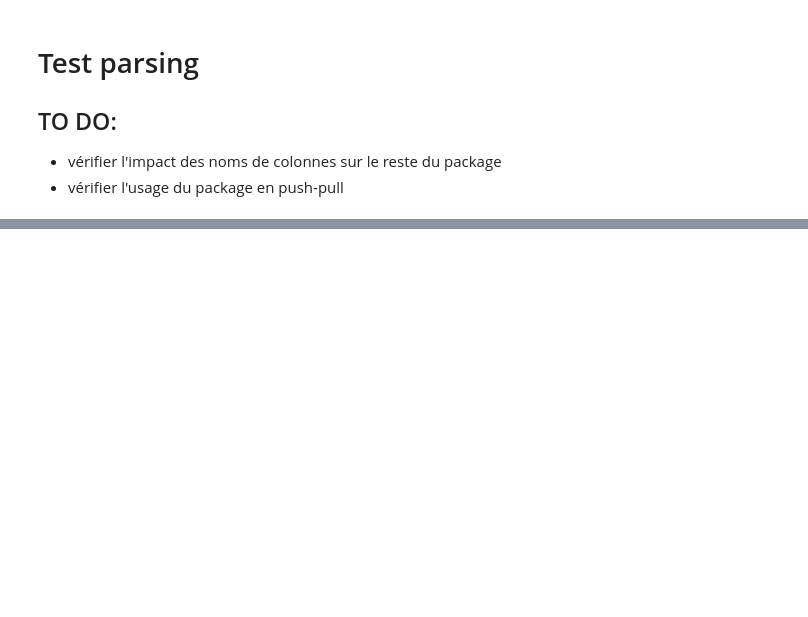
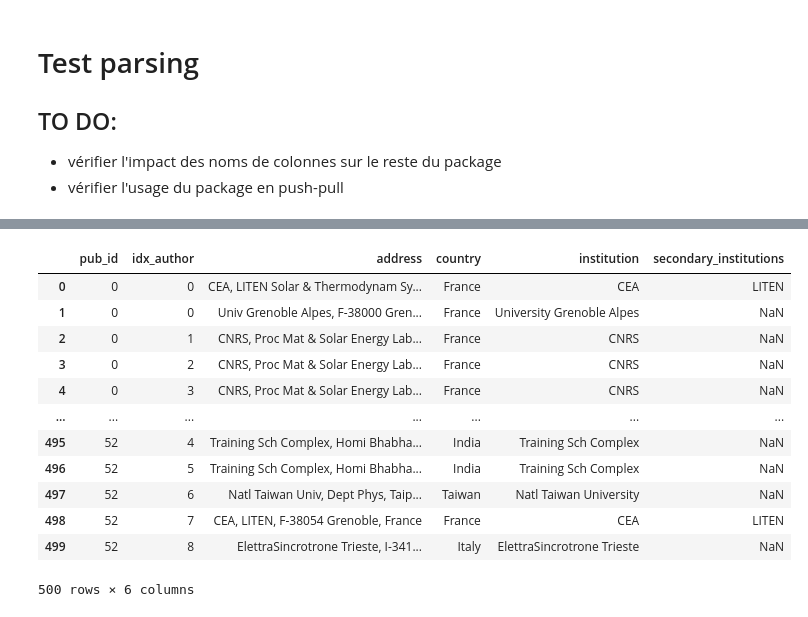
Before and after one commit to IonaBrenac/BiblioAnalysis, a Jupyter notebook: BiblioAnalysis.ipynb, the cells around one changed output, grey strips where cells are left out. Cells and saved outputs as stored; diff of their text form; code cells hidden in the pictures; blank space fills up the shorter version.

Commit message:
added name columns in global

```diff
--- a/BiblioAnalysis.ipynb
+++ b/BiblioAnalysis.ipynb
@@ -1166,0 +1267,20 @@ print(usecols)
+# %%
+
+df = pd.read_csv(Path(out_dir_parsing) / Path('authorsinst.dat'),
+                             sep='\t')
+# %%
+df.head(500)
+# %% [output]
+|  | pub_id | idx_author | address | country | institution | secondary_institutions |
+| 0 | 0 | 0 | CEA, LITEN Solar & Thermodynam Sy... | France | CEA | LITEN |
+| 1 | 0 | 0 | Univ Grenoble Alpes, F-38000 Gren... | France | University Grenoble Alpes | NaN |
+| 2 | 0 | 1 | CNRS, Proc Mat & Solar Energy Lab... | France | CNRS | NaN |
+| 3 | 0 | 2 | CNRS, Proc Mat & Solar Energy Lab... | France | CNRS | NaN |
+| 4 | 0 | 3 | CNRS, Proc Mat & Solar Energy Lab... | France | CNRS | NaN |
+| ... | ... | ... | ... | ... | ... | ... |
+| 495 | 52 | 4 | Training Sch Complex, Homi Bhabha... | India | Training Sch Complex | NaN |
+| 496 | 52 | 5 | Training Sch Complex, Homi Bhabha... | India | Training Sch Complex | NaN |
+| 497 | 52 | 6 | Natl Taiwan Univ, Dept Phys, Taip... | Taiwan | Natl Taiwan University | NaN |
+| 498 | 52 | 7 | CEA, LITEN, F-38054 Grenoble, France | France | CEA | LITEN |
+| 499 | 52 | 8 | ElettraSincrotrone Trieste, I-341... | Italy | ElettraSincrotrone Trieste | NaN |
+500 rows × 6 columns
```
Also changed, not shown: parts of 15 cells of this notebook, 5 other files.
